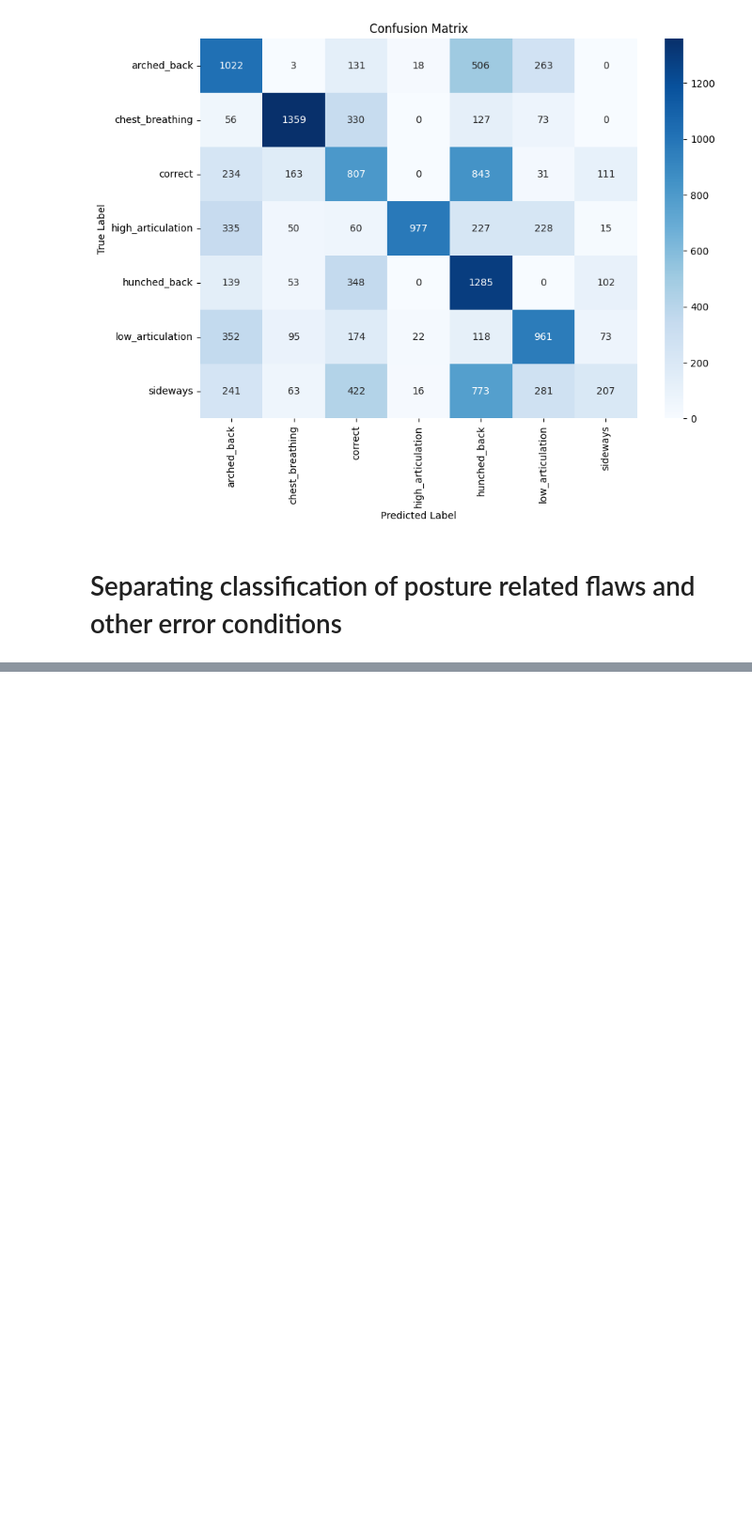
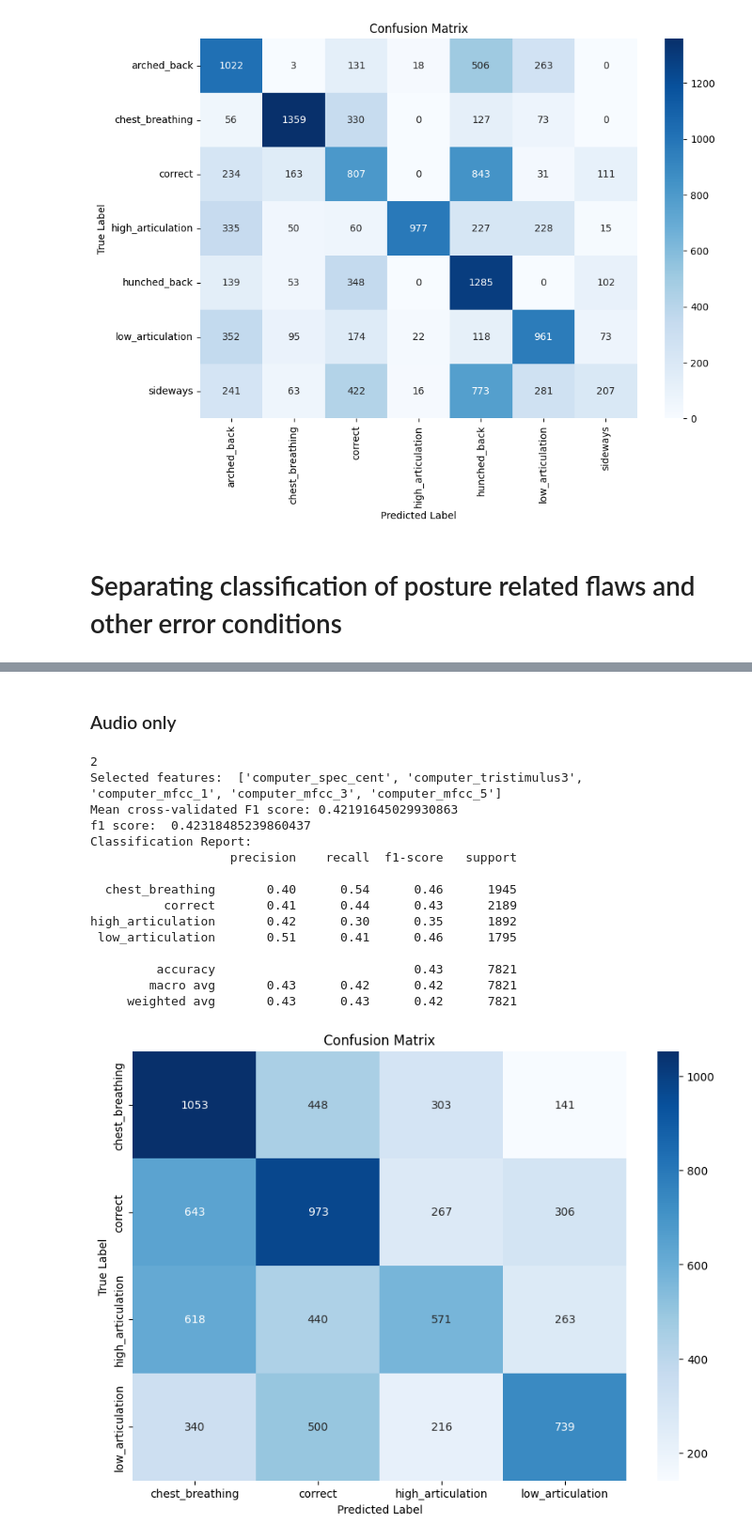
Before and after one commit to suvimh/vocal_data_feature_based_classification, a Jupyter notebook: error_condition_mlp_classifier.ipynb, the cells around one changed output, grey strips where cells are left out. Shown at 94% size. Saved outputs shown, nothing was run; the diff lists cells and outputs as text; code cells hidden in the pictures; blank space fills up the shorter version.

```diff
--- a/error_condition_mlp_classifier.ipynb
+++ b/error_condition_mlp_classifier.ipynb
@@ -352,0 +485,41 @@ high_articulation       0.95      0.52      0.67      1892
+# %% [markdown]
+### Audio only
+# %%
+conditions_to_remove = ['arched_back', 'hunched_back', 'sideways']
+
+#prepare data
+x, y = prepare_data(DATA_FILE, audio_source='computer', feature_selection=2, classify='recording_condition', num_features=5, modalities=['audio'], conditions_to_remove=conditions_to_remove, column_name='recording_condition')
+
+class_names=y.unique()
+
+# Split data into training and test sets
+x_train, x_test, y_train, y_test = train_test_split(x, y, test_size=0.2, random_state=RANDOM_STATE, stratify=y)
+
+#train and evaluate the model
+pipeline = train_mlp(x_train, y_train, HIDDEN_LAYER_SIZE, RANDOM_STATE)
+
+# Evaluate MLP on test set
+f1, class_report, conf_matrix = evaluate_mlp(pipeline, x_test, y_test, class_names)
+
+print("f1 score: ", f1)
+print("Classification Report:")
+print(class_report)
+
+plot_confusion_matrix(conf_matrix, class_names=class_names)
+# %% [output]
+2
+Selected features:  ['computer_spec_cent', 'computer_tristimulus3', 'computer_mfcc_1', 'computer_mfcc_3', 'computer_mfcc_5']
+Mean cross-validated F1 score: 0.42191645029930863
+f1 score:  0.42318485239860437
+Classification Report:
+                   precision    recall  f1-score   support
+
+  chest_breathing       0.40      0.54      0.46      1945
+          correct       0.41      0.44      0.43      2189
+high_articulation       0.42      0.30      0.35      1892
+ low_articulation       0.51      0.41      0.46      1795
+
+         accuracy                           0.43      7821
+        macro avg       0.43      0.42      0.42      7821
+     weighted avg       0.43      0.43      0.42      7821
+[figure, added]
```
Also changed, not shown: parts of 11 cells of this notebook, 4 other files.
